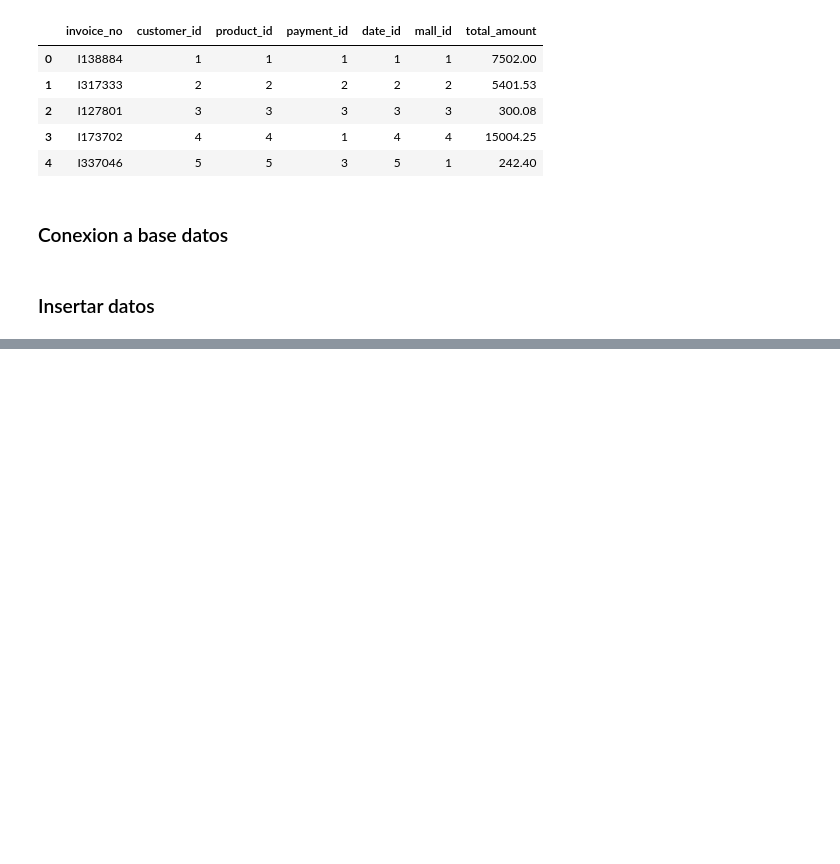
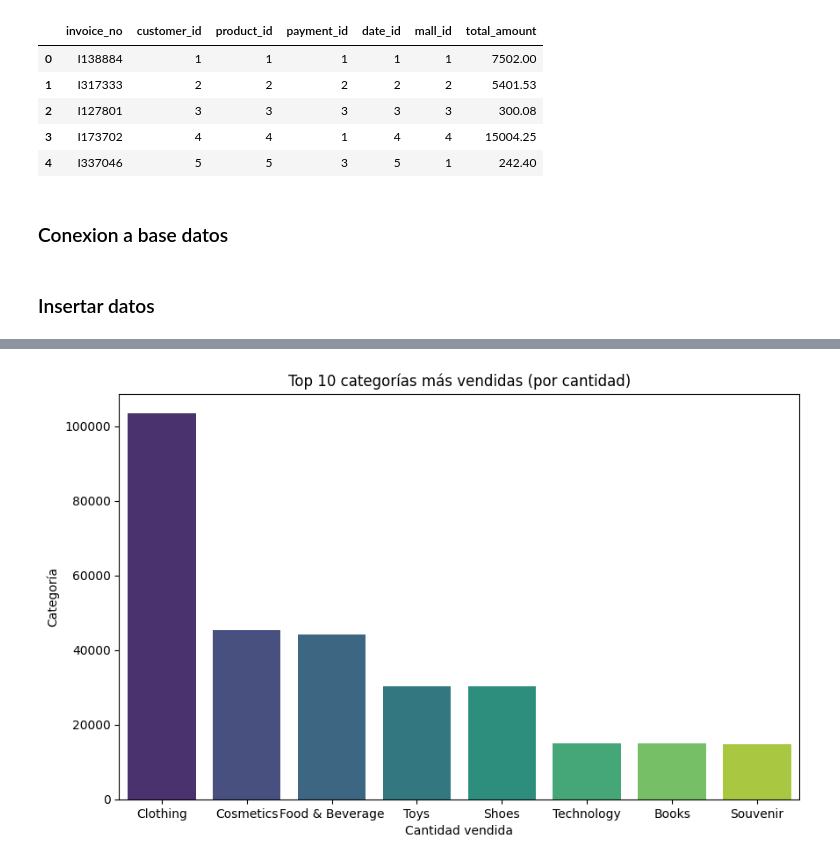
Before and after one commit to Jean-Carlos-L/retail-data-warehouse, a Jupyter notebook: index.ipynb, the cells around one changed output, grey strips where cells are left out. Cells and saved outputs as stored; diff of their text form; code cells hidden in the pictures; blank space fills up the shorter version.

```diff
--- a/index.ipynb
+++ b/index.ipynb
@@ -277,0 +344,17 @@ fact_sales.to_sql('fact_sales', engine, if_exists='replace', index=False)
+# %%
+ventas_categoria = df.groupby("category")["quantity"].sum().sort_values(ascending=False).head(10)
+
+plt.figure(figsize=(10,6))
+sns.barplot(
+    x=ventas_categoria.index,
+    y=ventas_categoria.values,
+    hue=ventas_categoria.index,
+    palette="viridis",
+    legend=False
+)
+plt.title("Top 10 categorías más vendidas (por cantidad)")
+plt.xlabel("Cantidad vendida")
+plt.ylabel("Categoría")
+plt.show()
+# %% [output]
+[figure, added]
```
Also changed, not shown: parts of 21 cells of this notebook.
